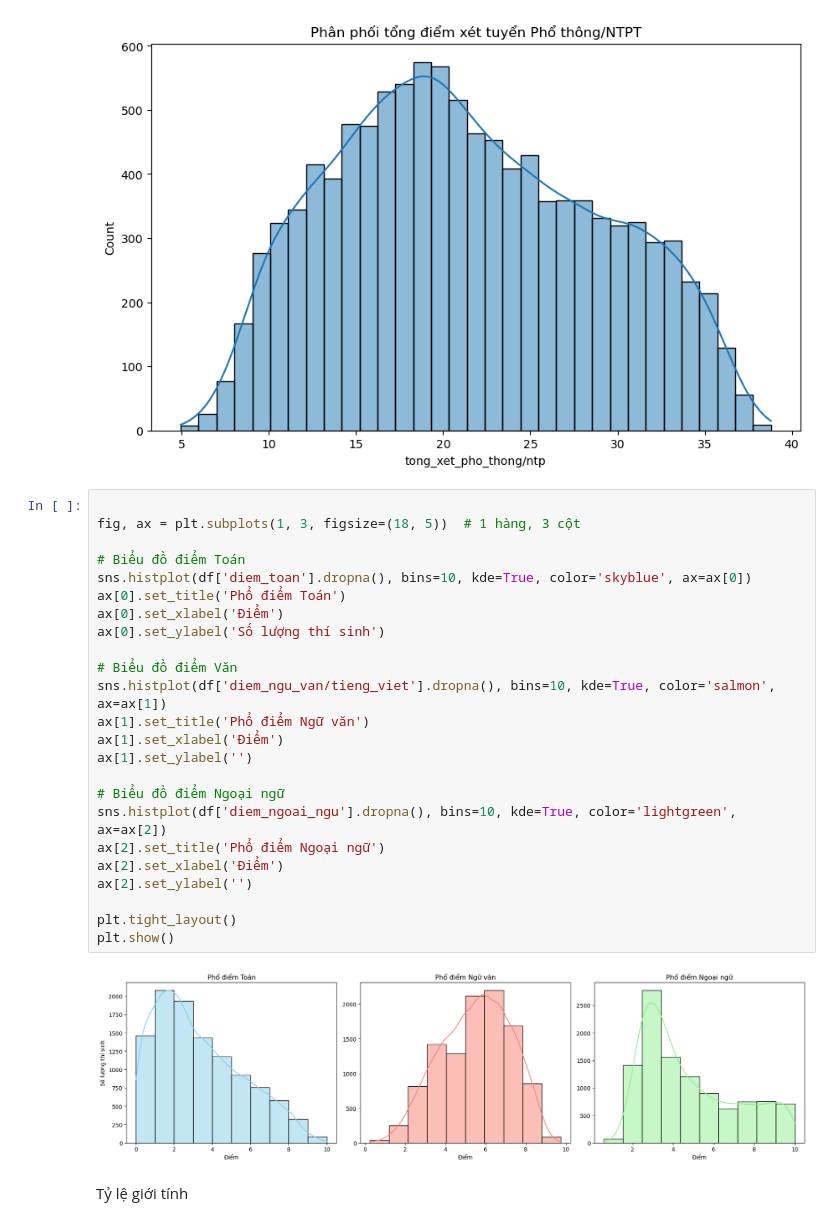
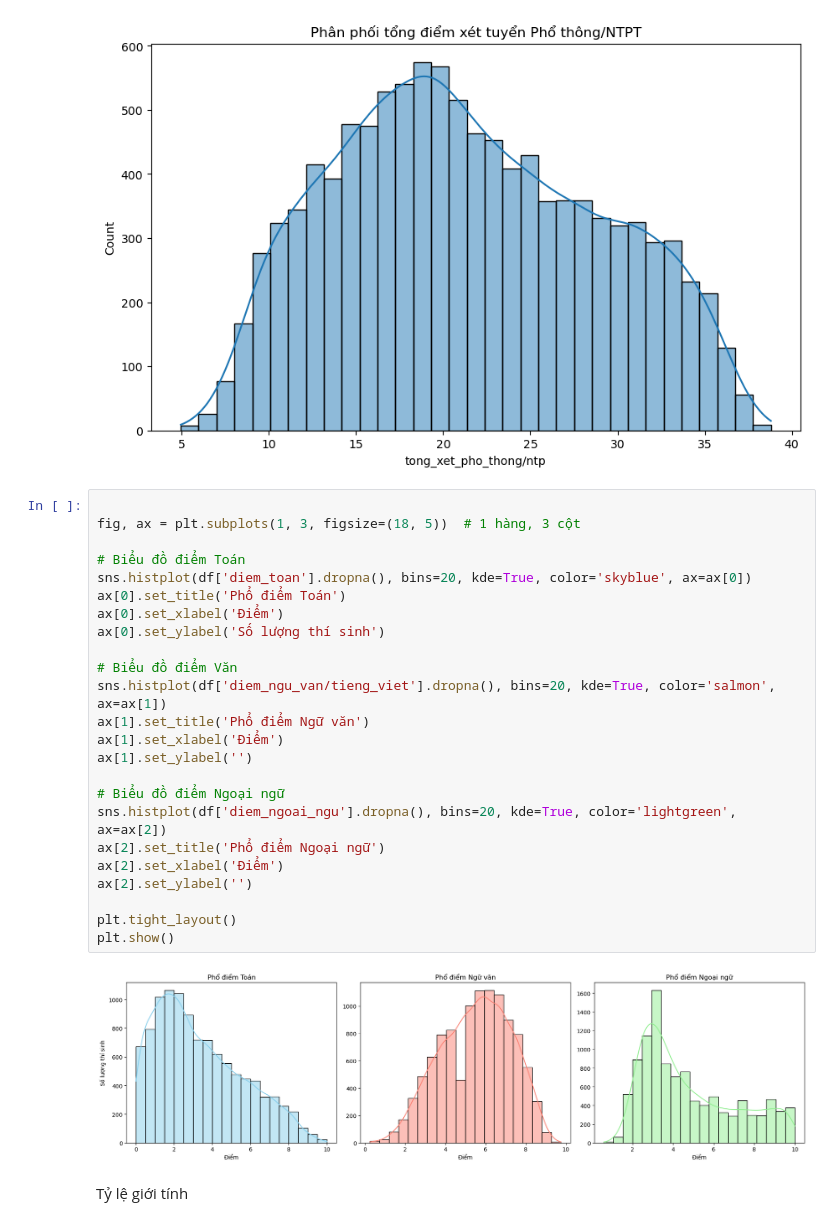
Before and after one commit to tinppb/sofascore-football-crawler, a Jupyter notebook: code_cuoiky/tuyensinhlop10Hue.ipynb, the cells around one changed output. Cells and saved outputs as stored; diff of their text form.

```diff
--- a/code_cuoiky/tuyensinhlop10Hue.ipynb
+++ b/code_cuoiky/tuyensinhlop10Hue.ipynb
@@ -29,29 +60,29 @@ Text(0.5, 1.0, 'Phân phối tổng điểm xét tuyển Phổ thông/NTPT')
 # %%
 
 fig, ax = plt.subplots(1, 3, figsize=(18, 5))  # 1 hàng, 3 cột
 
 # Biểu đồ điểm Toán
-sns.histplot(df['diem_toan'].dropna(), bins=10, kde=True, color='skyblue', ax=ax[0])
+sns.histplot(df['diem_toan'].dropna(), bins=20, kde=True, color='skyblue', ax=ax[0])
 ax[0].set_title('Phổ điểm Toán')
 ax[0].set_xlabel('Điểm')
 ax[0].set_ylabel('Số lượng thí sinh')
 
 # Biểu đồ điểm Văn
-sns.histplot(df['diem_ngu_van/tieng_viet'].dropna(), bins=10, kde=True, color='salmon', ax=ax[1])
+sns.histplot(df['diem_ngu_van/tieng_viet'].dropna(), bins=20, kde=True, color='salmon', ax=ax[1])
 ax[1].set_title('Phổ điểm Ngữ văn')
 ax[1].set_xlabel('Điểm')
 ax[1].set_ylabel('')
 
 # Biểu đồ điểm Ngoại ngữ
-sns.histplot(df['diem_ngoai_ngu'].dropna(), bins=10, kde=True, color='lightgreen', ax=ax[2])
+sns.histplot(df['diem_ngoai_ngu'].dropna(), bins=20, kde=True, color='lightgreen', ax=ax[2])
 ax[2].set_title('Phổ điểm Ngoại ngữ')
 ax[2].set_xlabel('Điểm')
 ax[2].set_ylabel('')
 
 plt.tight_layout()
 plt.show()
 # %% [output]
-[figure, old version]
+[figure, new version]
 # %% [markdown]
 Tỷ lệ giới tính
 # %%
```
Also changed, not shown: parts of 20 cells of this notebook, 2 other files.
